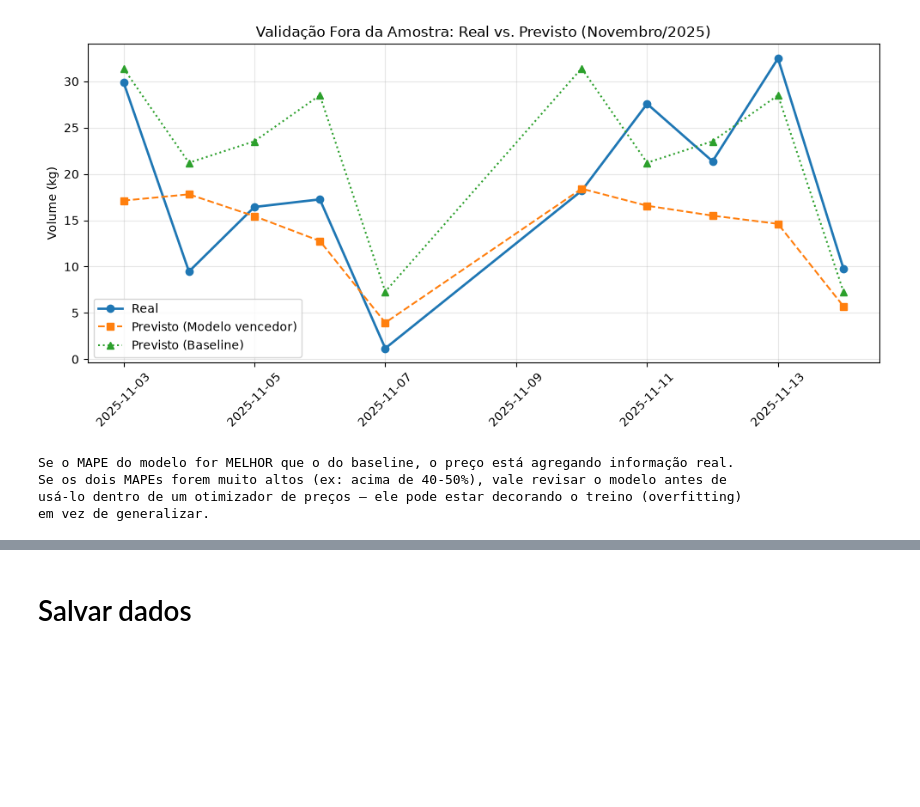
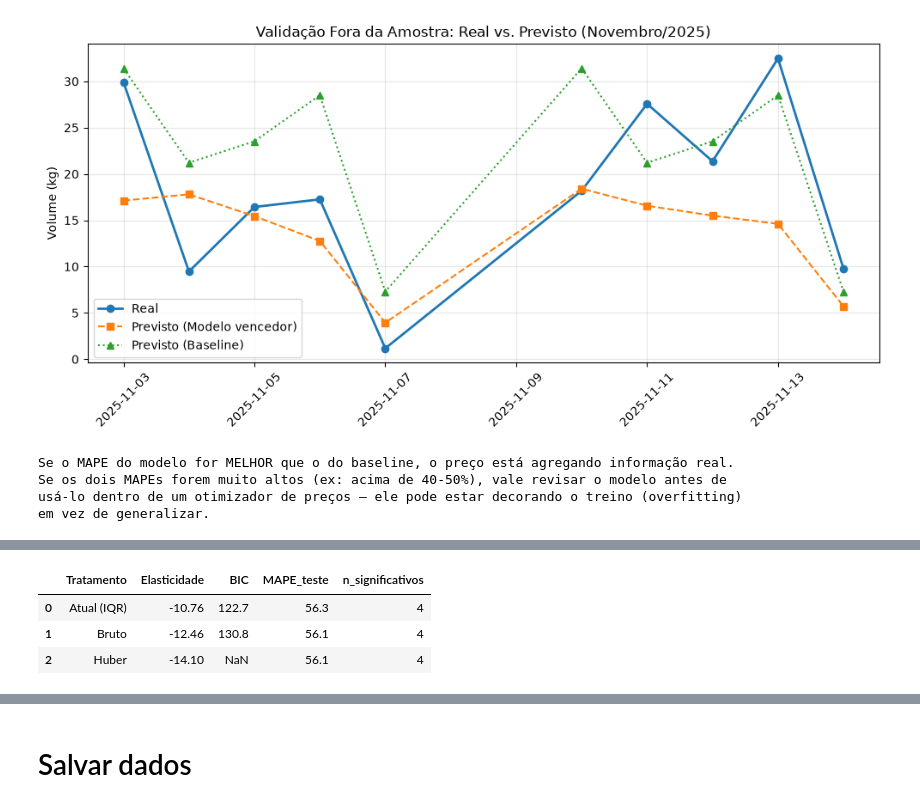
Before and after one commit to natfaria/2026-resolucao_problemas, a Jupyter notebook: 2026_resolucao_problemas/notebooks/01-EDA_v3.ipynb, the cells around one changed output, grey strips where cells are left out. Cells and saved outputs as stored; diff of their text form; code cells hidden in the pictures; blank space fills up the shorter version.

Commit message:
update do eda para teste de 16 versoes

```diff
--- a/2026_resolucao_problemas/notebooks/01-EDA_v3.ipynb
+++ b/2026_resolucao_problemas/notebooks/01-EDA_v3.ipynb
@@ -1849,0 +2010,41 @@ em vez de generalizar.
+# %%
+# Repetindo a comparação de tratamentos no modelo de 4 grupos (o que será exportado)
+m4 = df_treino.copy()
+m4['ln_Volume'] = np.log(m4['Volume Realizado (kg)'])
+m4['ln_Preco'] = np.log(m4['Preço'])
+m4['Cluster'] = m4['Dia da Semana'].apply(cluster_final)
+dumm4 = pd.get_dummies(m4['Cluster'], dtype=int)
+base4 = dumm4.sum().idxmax()
+dumm4 = dumm4.drop(columns=[base4])
+cols4 = ['ln_Preco'] + list(dumm4.columns)
+m4 = pd.concat([m4, dumm4], axis=1)
+X4 = sm.add_constant(m4[cols4])
+
+modelo_atual4 = sm.OLS(np.log(m4['Volume Tratado (kg)']), X4).fit()
+modelo_bruto4 = sm.OLS(m4['ln_Volume'], X4).fit()
+modelo_huber4 = sm.RLM(m4['ln_Volume'], X4, M=sm.robust.norms.HuberT()).fit()
+
+t4 = df_teste_raw[~df_teste_raw['Dia da Semana'].isin(['Sábado', 'Domingo'])].copy()
+t4['ln_Preco'] = np.log(t4['Preço'])
+t4['Cluster'] = t4['Dia da Semana'].apply(cluster_final)
+for c in cols4:
+    if c != 'ln_Preco':
+        t4[c] = (t4['Cluster'] == c).astype(int)
+Xt4 = sm.add_constant(t4[cols4], has_constant='add')
+
+linhas4 = []
+for nome, modelo in [('Atual (IQR)', modelo_atual4), ('Bruto', modelo_bruto4), ('Huber', modelo_huber4)]:
+    Xt4m = Xt4[modelo.params.index]
+    pred = np.exp(modelo.predict(Xt4m))
+    mape = (abs(t4['Volume Realizado (kg)'] - pred) / t4['Volume Realizado (kg)']).mean() * 100
+    n_sig = int((modelo.pvalues[1:] < 0.05).sum())
+    linhas4.append(dict(Tratamento=nome, Elasticidade=round(modelo.params['ln_Preco'], 2),
+                         BIC=round(modelo.bic, 1) if hasattr(modelo, 'bic') else np.nan,
+                         MAPE_teste=round(mape, 1), n_significativos=n_sig))
+
+display(pd.DataFrame(linhas4))
+# %% [output]
+|  | Tratamento | Elasticidade | BIC | MAPE_teste | n_significativos |
+| 0 | Atual (IQR) | -10.76 | 122.7 | 56.3 | 4 |
+| 1 | Bruto | -12.46 | 130.8 | 56.1 | 4 |
+| 2 | Huber | -14.10 | NaN | 56.1 | 4 |
```
Also changed, not shown: parts of 21 cells of this notebook.
